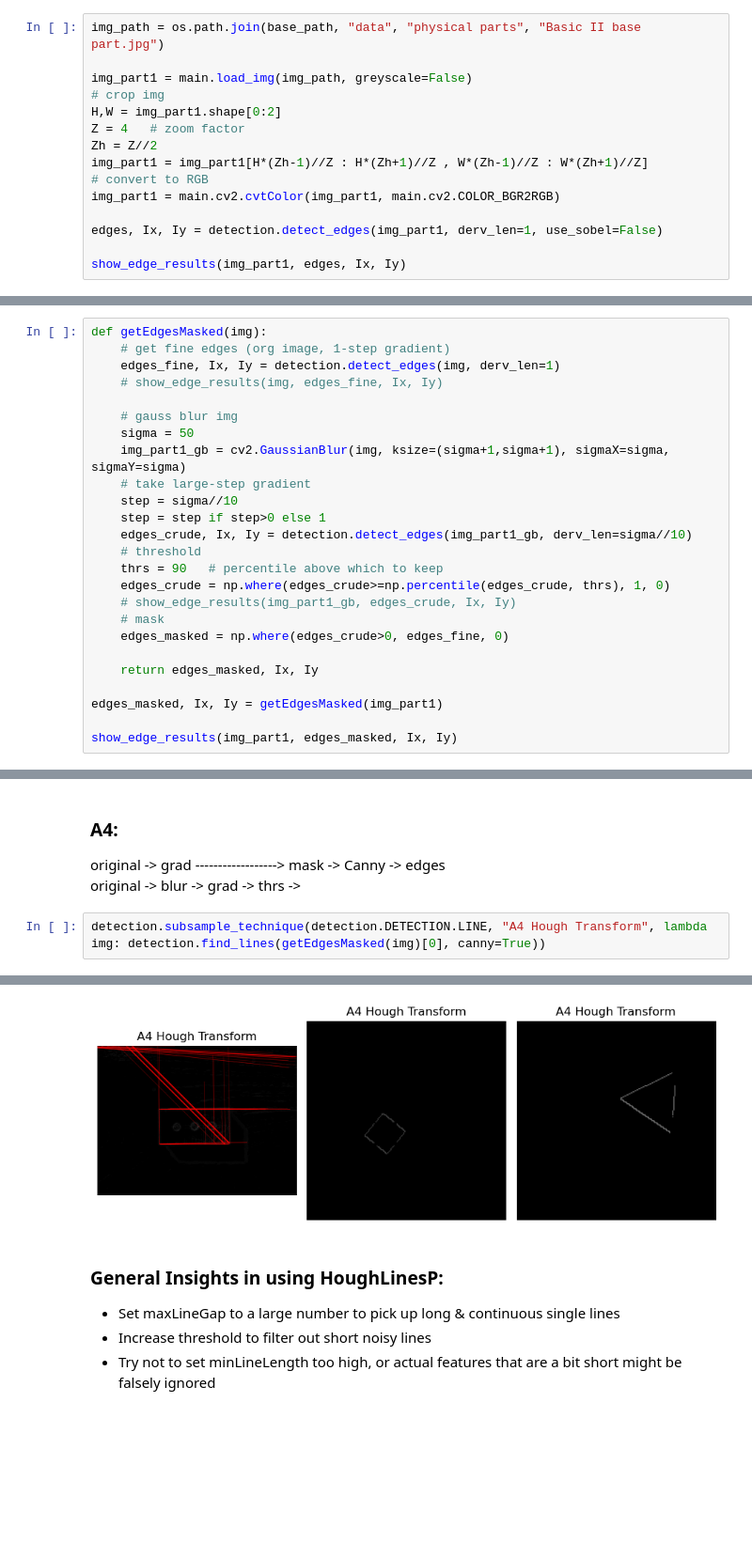
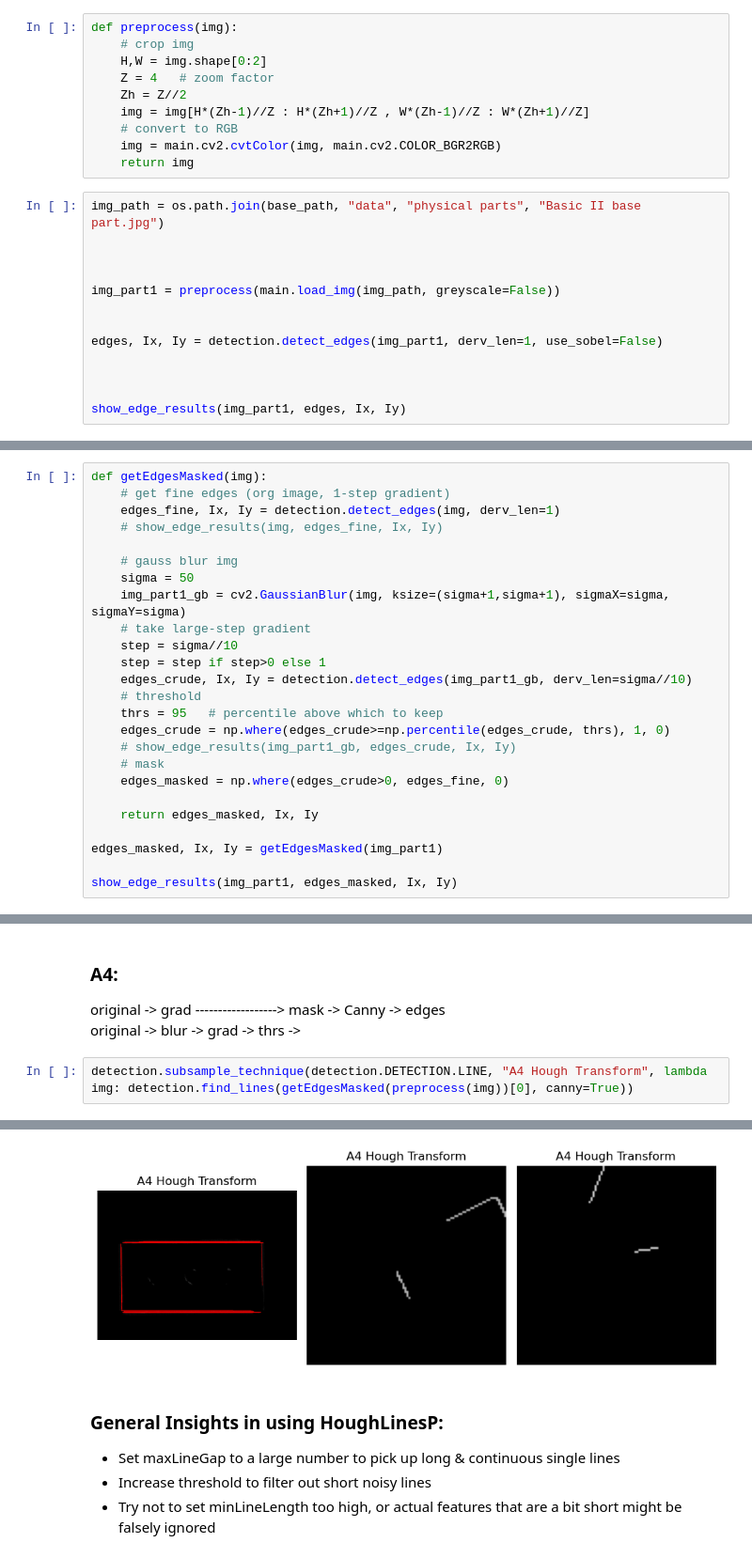
Before and after one commit to Zack-szh/CV-Based-Geometric-Dimensioning-Tolerancing, a Jupyter notebook: testing.ipynb, the cells around one changed output, grey strips where cells are left out. Shown at 94% size. Saved outputs shown, nothing was run; the diff lists cells and outputs as text; blank space fills up the shorter version.

```diff
--- a/testing.ipynb
+++ b/testing.ipynb
@@ -92,20 +92,28 @@ show_edge_results(img_BGR, edges, Ix, Iy)
 [figure]
 # %% [markdown]
 # Test Edge Detection on Physical Parts
+# %%
+def preprocess(img):
+    # crop img
+    H,W = img.shape[0:2]
+    Z = 4   # zoom factor
+    Zh = Z//2
+    img = img[H*(Zh-1)//Z : H*(Zh+1)//Z , W*(Zh-1)//Z : W*(Zh+1)//Z]
+    # convert to RGB
+    img = main.cv2.cvtColor(img, main.cv2.COLOR_BGR2RGB)
+    return img
 # %%
 img_path = os.path.join(base_path, "data", "physical parts", "Basic II base part.jpg")
 
-img_part1 = main.load_img(img_path, greyscale=False)
-# crop img
-H,W = img_part1.shape[0:2]
-Z = 4   # zoom factor
-Zh = Z//2
-img_part1 = img_part1[H*(Zh-1)//Z : H*(Zh+1)//Z , W*(Zh-1)//Z : W*(Zh+1)//Z]
-# convert to RGB
-img_part1 = main.cv2.cvtColor(img_part1, main.cv2.COLOR_BGR2RGB)
+
+
+img_part1 = preprocess(main.load_img(img_path, greyscale=False))
+
 
 edges, Ix, Iy = detection.detect_edges(img_part1, derv_len=1, use_sobel=False)
 
+
+
 show_edge_results(img_part1, edges, Ix, Iy)
 # %% [output]
 [figure]
@@ -132,7 +140,7 @@ def getEdgesMasked(img):
     step = step if step>0 else 1
     edges_crude, Ix, Iy = detection.detect_edges(img_part1_gb, derv_len=sigma//10)
     # threshold
-    thrs = 90   # percentile above which to keep
+    thrs = 95   # percentile above which to keep
     edges_crude = np.where(edges_crude>=np.percentile(edges_crude, thrs), 1, 0)
     # show_edge_results(img_part1_gb, edges_crude, Ix, Iy)
     # mask
@@ -176,11 +187,11 @@ AttributeError: module 'main' has no attribute 'draw_lines'
 original -> grad ------------------> mask -> Canny -> edges
 original -> blur -> grad -> thrs ->
 # %%
-detection.subsample_technique(detection.DETECTION.LINE, "A4 Hough Transform", lambda img: detection.find_lines(getEdgesMasked(img)[0], canny=True))
+detection.subsample_technique(detection.DETECTION.LINE, "A4 Hough Transform", lambda img: detection.find_lines(getEdgesMasked(preprocess(img))[0], canny=True))
 # %% [output]
 found 0 lines
 found 0 lines
-[figure, old version]
+[figure, new version]
 # %% [markdown]
 ### General Insights in using HoughLinesP:
 * Set maxLineGap to a large number to pick up long & continuous single lines
```
Also changed, not shown: parts of 8 cells of this notebook, 1 other file.
